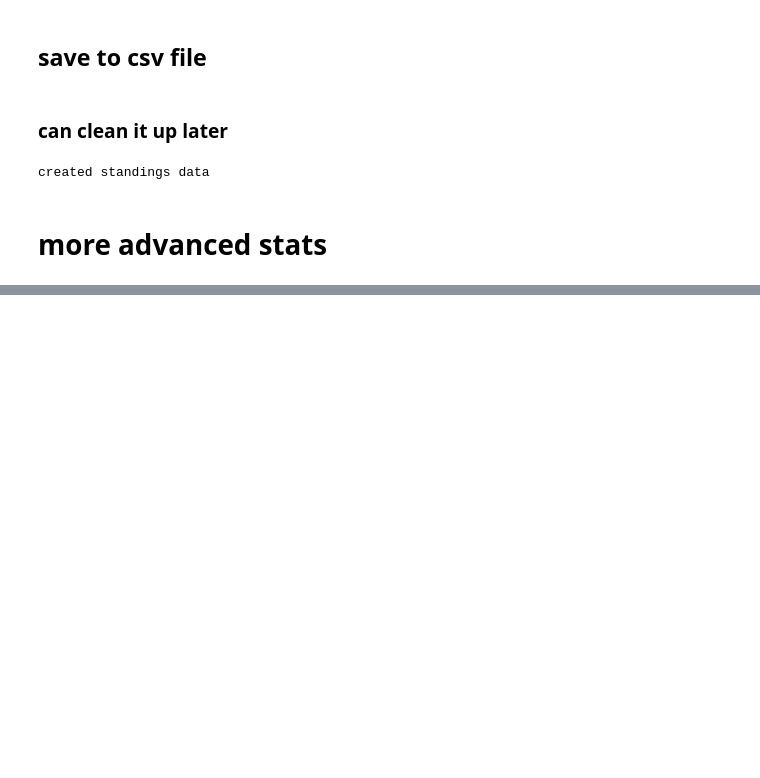
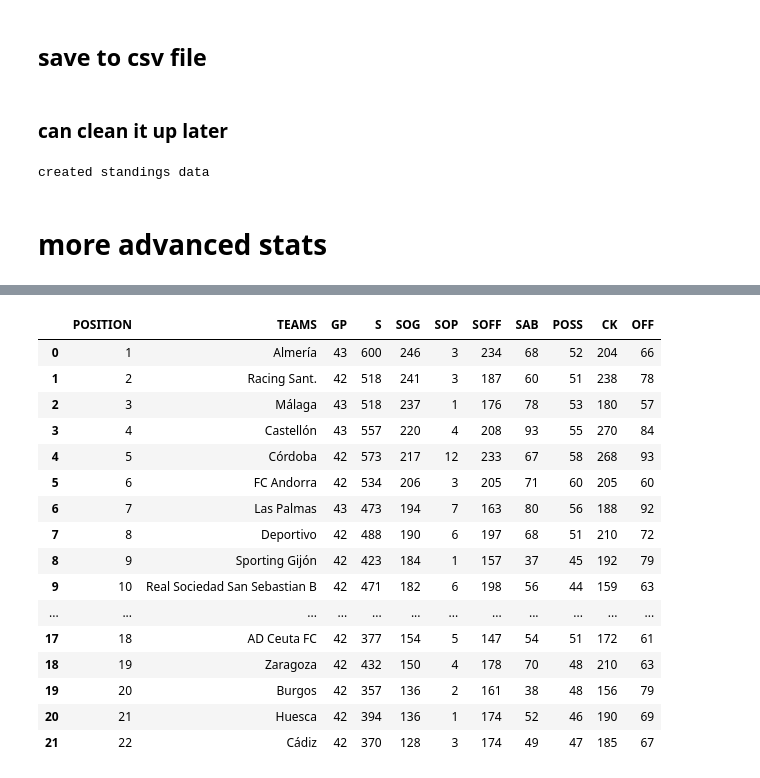
Before and after one commit to jf2024/laliga2stats, a Jupyter notebook: foxsports.ipynb, the cells around one changed output, grey strips where cells are left out. Saved outputs shown, nothing was run; the diff lists cells and outputs as text; code cells hidden in the pictures; blank space fills up the shorter version.

```diff
--- a/foxsports.ipynb
+++ b/foxsports.ipynb
@@ -141,0 +243,20 @@ all_stat_tables = {}
+# %%
+all_stat_tables['offensive']
+# %% [output]
+|  | POSITION | TEAMS | GP | S | SOG | SOP | SOFF | SAB | POSS | CK | OFF |
+| 0 | 1 | Almería | 43 | 600 | 246 | 3 | 234 | 68 | 52 | 204 | 66 |
+| 1 | 2 | Racing Sant. | 42 | 518 | 241 | 3 | 187 | 60 | 51 | 238 | 78 |
+| 2 | 3 | Málaga | 43 | 518 | 237 | 1 | 176 | 78 | 53 | 180 | 57 |
+| 3 | 4 | Castellón | 43 | 557 | 220 | 4 | 208 | 93 | 55 | 270 | 84 |
+| 4 | 5 | Córdoba | 42 | 573 | 217 | 12 | 233 | 67 | 58 | 268 | 93 |
+| 5 | 6 | FC Andorra | 42 | 534 | 206 | 3 | 205 | 71 | 60 | 205 | 60 |
+| 6 | 7 | Las Palmas | 43 | 473 | 194 | 7 | 163 | 80 | 56 | 188 | 92 |
+| 7 | 8 | Deportivo | 42 | 488 | 190 | 6 | 197 | 68 | 51 | 210 | 72 |
+| 8 | 9 | Sporting Gijón | 42 | 423 | 184 | 1 | 157 | 37 | 45 | 192 | 79 |
+| 9 | 10 | Real Sociedad San Sebastian B | 42 | 471 | 182 | 6 | 198 | 56 | 44 | 159 | 63 |
+| ... | ... | ... | ... | ... | ... | ... | ... | ... | ... | ... | ... |
+| 17 | 18 | AD Ceuta FC | 42 | 377 | 154 | 5 | 147 | 54 | 51 | 172 | 61 |
+| 18 | 19 | Zaragoza | 42 | 432 | 150 | 4 | 178 | 70 | 48 | 210 | 63 |
+| 19 | 20 | Burgos | 42 | 357 | 136 | 2 | 161 | 38 | 48 | 156 | 79 |
+| 20 | 21 | Huesca | 42 | 394 | 136 | 1 | 174 | 52 | 46 | 190 | 69 |
+| 21 | 22 | Cádiz | 42 | 370 | 128 | 3 | 174 | 49 | 47 | 185 | 67 |
```
Also changed, not shown: parts of 12 cells of this notebook.
